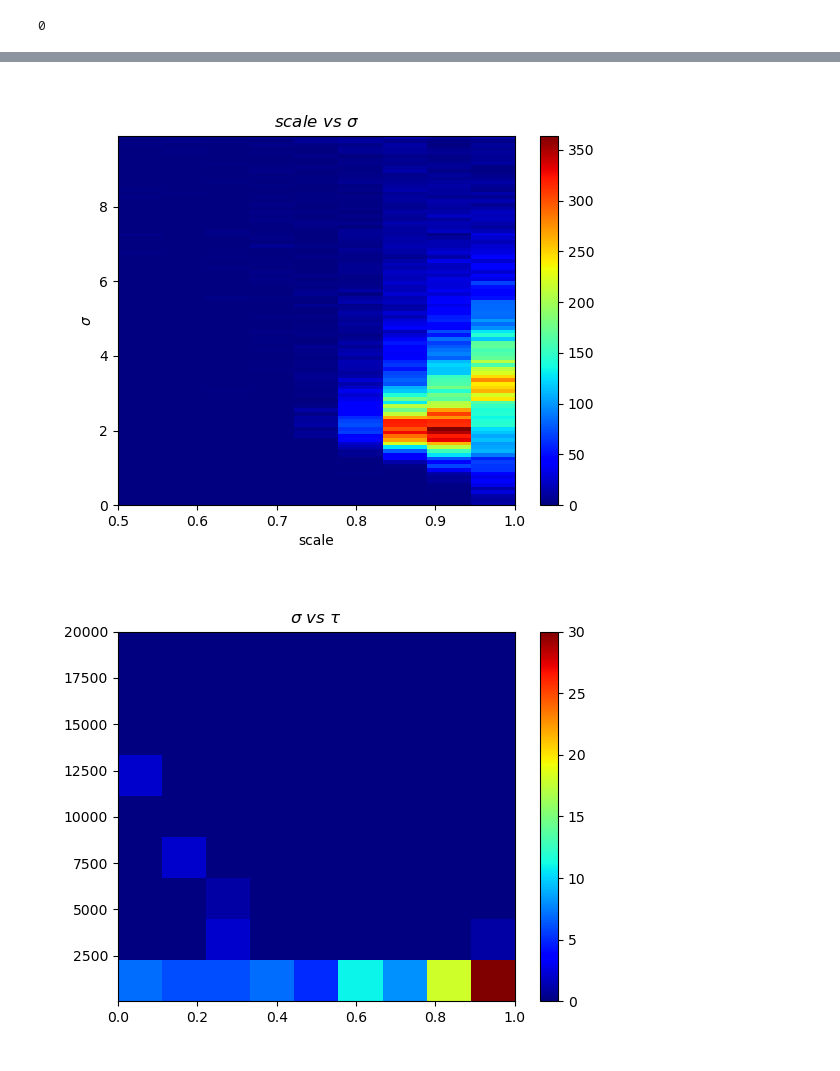
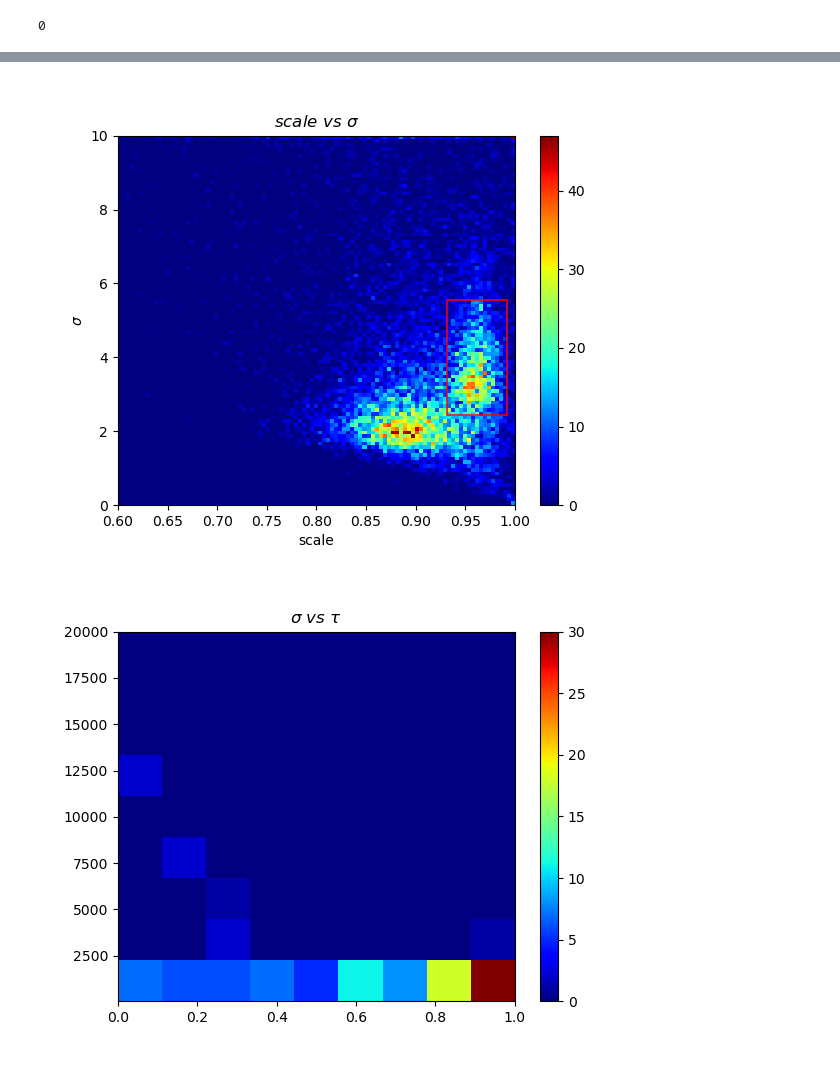
Before and after one commit to sarthchoudhary/ArGSet, a Jupyter notebook: notebooks/histogram_wf_param.ipynb, the cells around one changed output, grey strips where cells are left out. Cells and saved outputs as stored; diff of their text form; code cells hidden in the pictures.

```diff
--- a/notebooks/histogram_wf_param.ipynb
+++ b/notebooks/histogram_wf_param.ipynb
@@ -210,13 +300,18 @@ plt.show()
 # %%
 plt.close(5)
 plt.figure(5)
-plt.hist2d(param_dict[ch_x]['scale'], param_dict[ch_x]['sigma'], bins = [np.linspace(0.5, 1.0, 10), np.arange(0., 10., 0.10)], cmap='jet')
+ch_x = 'ch2'
+red_win = patches.Rectangle((0.932, 2.44), 0.06, 3.10, linewidth=1.1, edgecolor='r', facecolor='none')
+
+plt.hist2d(param_dict[ch_x]['scale'], param_dict[ch_x]['sigma'], bins = [np.linspace(0.6, 1.0, 100), np.linspace(0., 10., 100)], cmap='jet')
+ax = plt.gca()
+ax.add_patch(red_win)
 plt.xlabel('scale')
 plt.ylabel('$\sigma$')
 plt.colorbar()
 plt.title('$scale\ vs \ \\sigma$');
 # %% [output]
-[figure, old version]
+[figure, new version]
 # %%
 plt.close(6)
 plt.figure(6)
```
Also changed, not shown: parts of 79 cells of this notebook.
